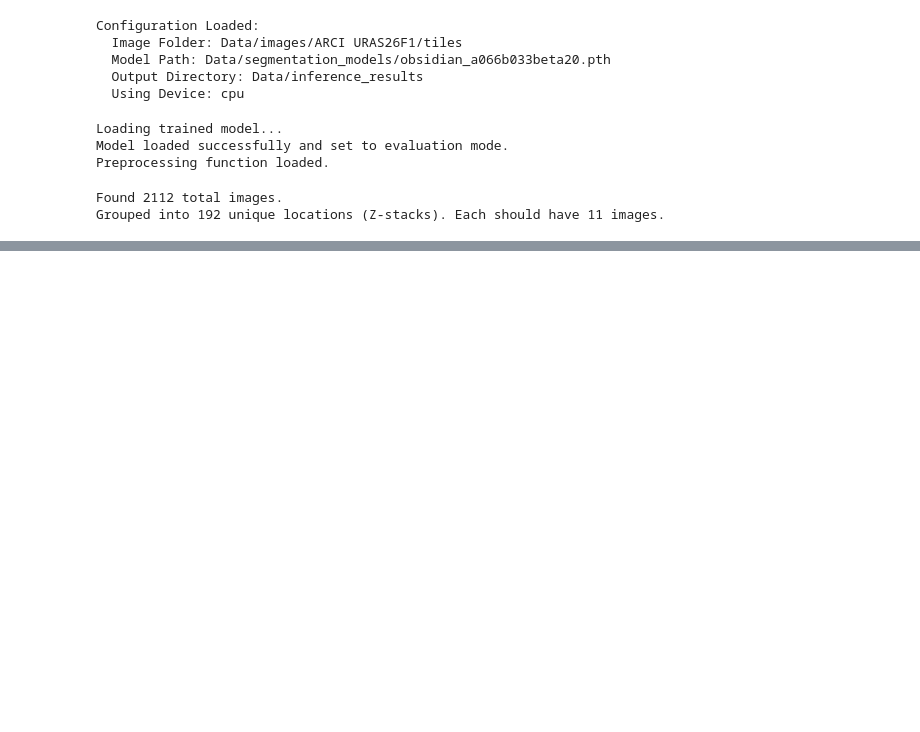
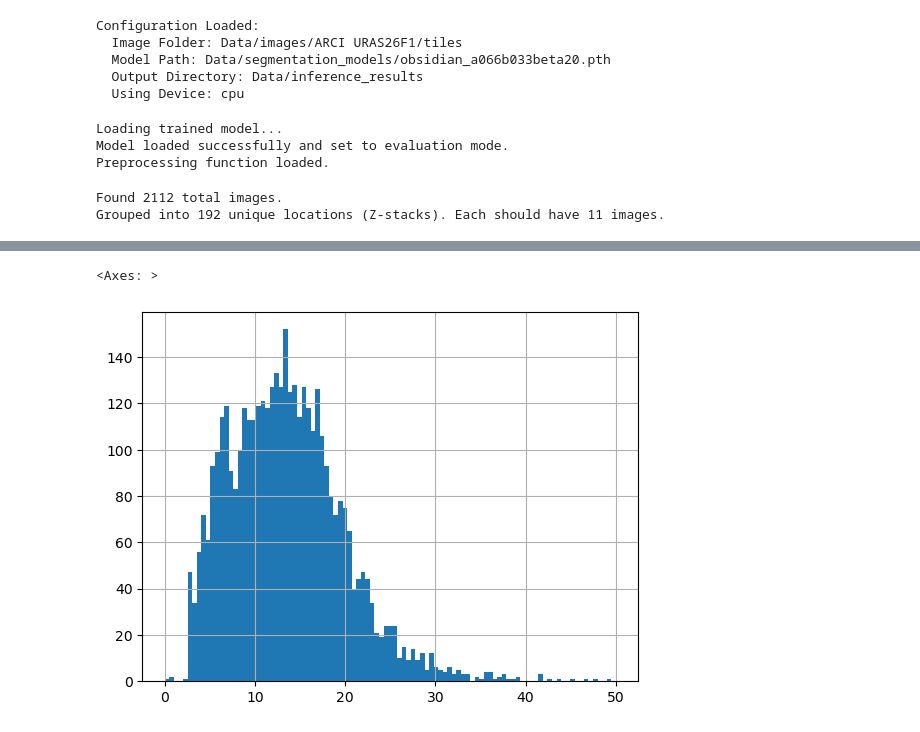
Before and after one commit to cgalelli/PrimusCode, a Jupyter notebook: Optimus_primus.ipynb, the cells around one changed output, grey strips where cells are left out. Saved outputs shown, nothing was run; the diff lists cells and outputs as text; code cells hidden in the pictures; blank space fills up the shorter version.

```diff
--- a/Optimus_primus.ipynb
+++ b/Optimus_primus.ipynb
@@ -230,0 +248,5 @@ Sample of detected track and ellipse properties:
+# %%
+df_ellipse_results['major_axis_px'].hist(bins = np.linspace(0, 50, 100))
+# %% [output]
+<Axes: >
+[figure, added]
```
Also changed, not shown: parts of 9 cells of this notebook.
